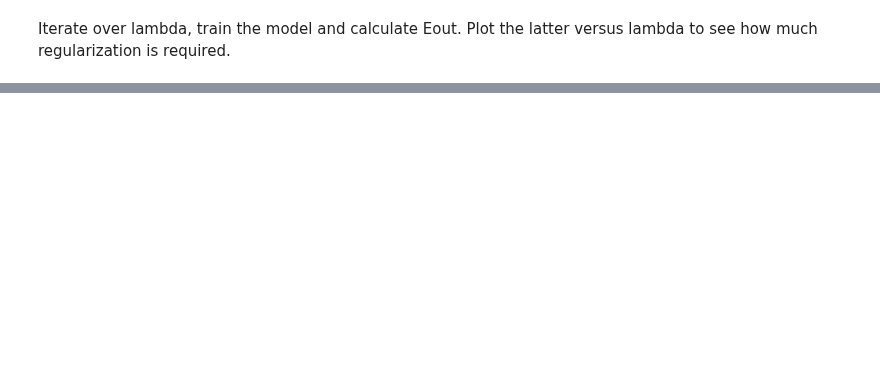
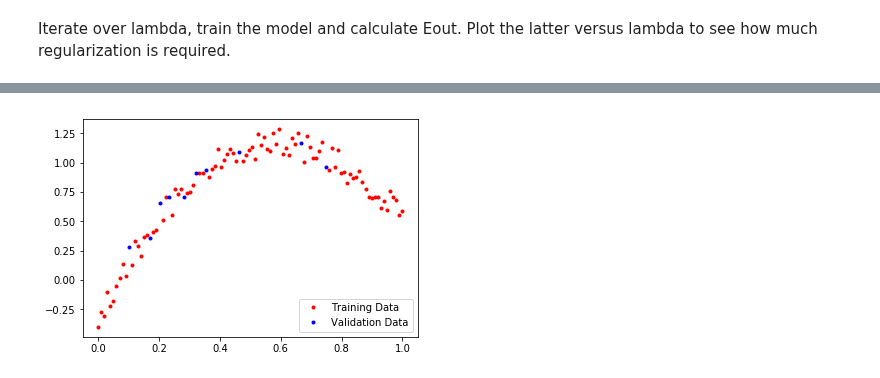
Before and after one commit to vipulpopat/MSCAI_Sem1_Etivity4, a Jupyter notebook: Etivity4_CE6002.ipynb, the cells around one changed output, grey strips where cells are left out. Drawn from its saved outputs; the diff is of its cells as text; code cells hidden in the pictures; blank space fills up the shorter version.

```diff
--- a/Etivity4_CE6002.ipynb
+++ b/Etivity4_CE6002.ipynb
@@ -87,0 +123,7 @@ TypeError: 'ellipsis' object is not iterable
+# %%
+plt.plot(X_train[:,1],y_train,'r.', label="Training Data")
+plt.plot(X_test[:,1],y_test,'b.', label="Validation Data")
+plt.legend(loc="lower right")
+plt.show()
+# %% [output]
+[figure, added]
```
Also changed, not shown: parts of 24 cells of this notebook.
